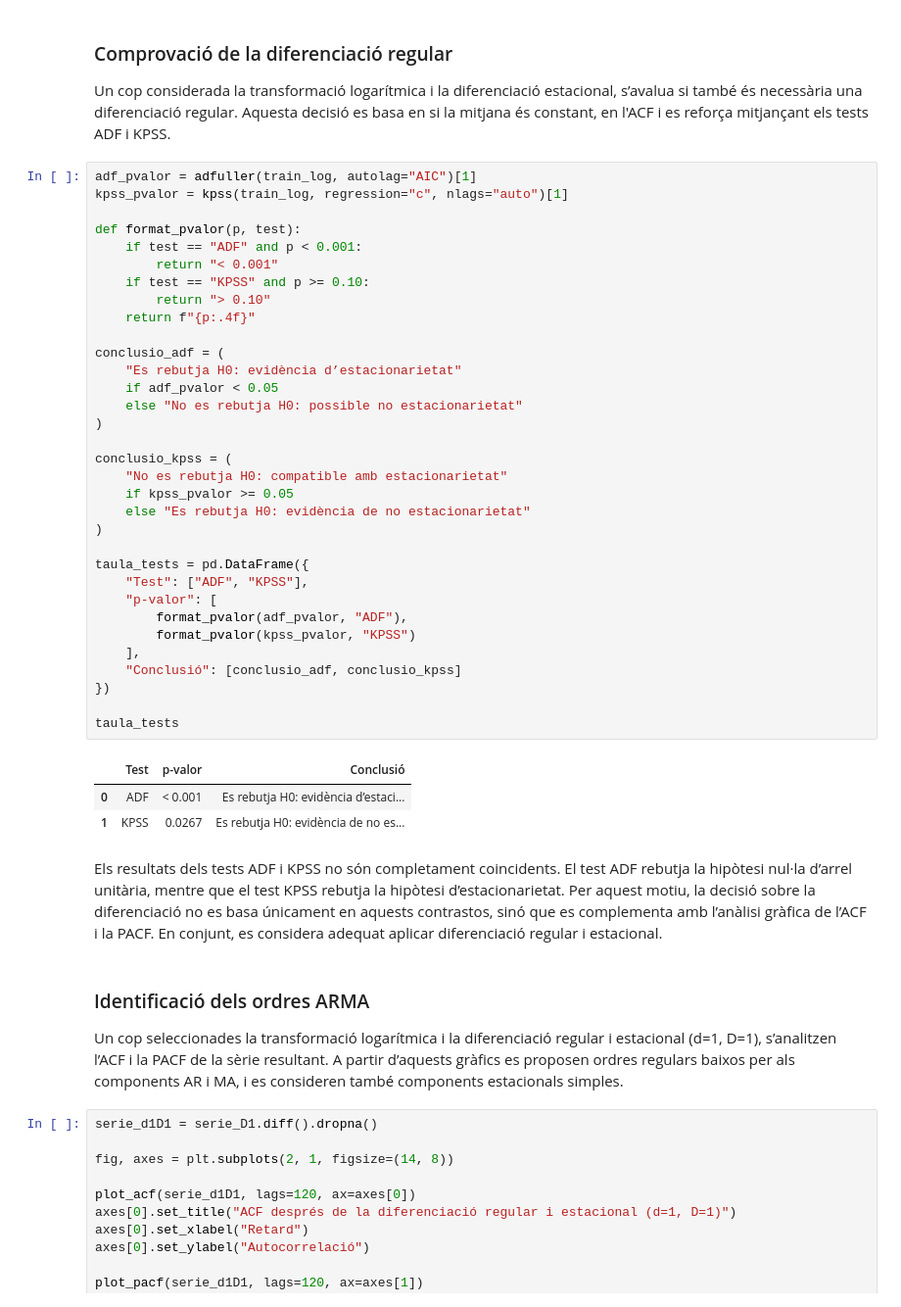
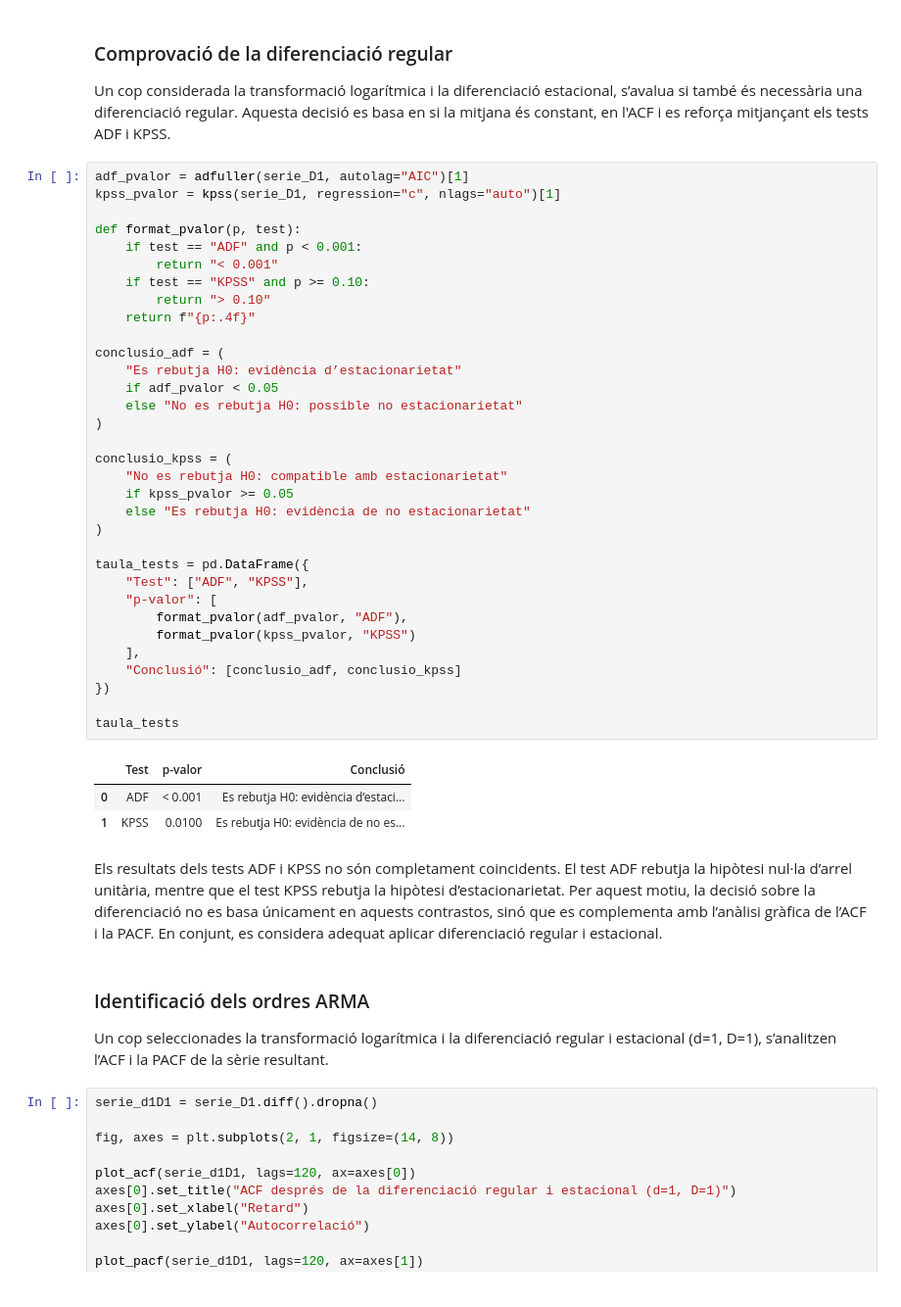
Before and after one commit to NIU1605347/modelitzacio-series-temporals-sarima-hibrid, a Jupyter notebook: notebooks/02_SARIMA_serie2.ipynb, the cells around one changed output. Shown at 98% size. Cells and saved outputs as stored; diff of their text form.

```diff
--- a/notebooks/02_SARIMA_serie2.ipynb
+++ b/notebooks/02_SARIMA_serie2.ipynb
@@ -275,48 +279,48 @@ plt.show()
 
 Un cop considerada la transformació logarítmica i la diferenciació estacional, s’avalua si també és necessària una diferenciació regular. Aquesta decisió es basa en si la mitjana és constant, en l'ACF i es reforça mitjançant els tests ADF i KPSS.
 # %%
-adf_pvalor = adfuller(train_log, autolag="AIC")[1]
-kpss_pvalor = kpss(train_log, regression="c", nlags="auto")[1]
+adf_pvalor = adfuller(serie_D1, autolag="AIC")[1]
+kpss_pvalor = kpss(serie_D1, regression="c", nlags="auto")[1]
 
 def format_pvalor(p, test):
     if test == "ADF" and p < 0.001:
         return "< 0.001"
     if test == "KPSS" and p >= 0.10:
         return "> 0.10"
     return f"{p:.4f}"
 
 conclusio_adf = (
     "Es rebutja H0: evidència d’estacionarietat"
     if adf_pvalor < 0.05
     else "No es rebutja H0: possible no estacionarietat"
 )
 
 conclusio_kpss = (
     "No es rebutja H0: compatible amb estacionarietat"
     if kpss_pvalor >= 0.05
     else "Es rebutja H0: evidència de no estacionarietat"
 )
 
 taula_tests = pd.DataFrame({
     "Test": ["ADF", "KPSS"],
     "p-valor": [
         format_pvalor(adf_pvalor, "ADF"),
         format_pvalor(kpss_pvalor, "KPSS")
     ],
     "Conclusió": [conclusio_adf, conclusio_kpss]
 })
 
 taula_tests
 # %% [output]
 |  | Test | p-valor | Conclusió |
 | 0 | ADF | < 0.001 | Es rebutja H0: evidència d’estaci... |
-| 1 | KPSS | 0.0267 | Es rebutja H0: evidència de no es... |
+| 1 | KPSS | 0.0100 | Es rebutja H0: evidència de no es... |
 # %% [markdown]
 Els resultats dels tests ADF i KPSS no són completament coincidents. El test ADF rebutja la hipòtesi nul·la d’arrel unitària, mentre que el test KPSS rebutja la hipòtesi d’estacionarietat. Per aquest motiu, la decisió sobre la diferenciació no es basa únicament en aquests contrastos, sinó que es complementa amb l’anàlisi gràfica de l’ACF i la PACF. En conjunt, es considera adequat aplicar diferenciació regular i estacional.
 # %% [markdown]
 ### Identificació dels ordres ARMA
 
-Un cop seleccionades la transformació logarítmica i la diferenciació regular i estacional (d=1, D=1), s’analitzen l’ACF i la PACF de la sèrie resultant. A partir d’aquests gràfics es proposen ordres regulars baixos per als components AR i MA, i es consideren també components estacionals simples.
+Un cop seleccionades la transformació logarítmica i la diferenciació regular i estacional (d=1, D=1), s’analitzen l’ACF i la PACF de la sèrie resultant.
 # %%
 serie_d1D1 = serie_D1.diff().dropna()
 
```
Also changed, not shown: parts of 9 cells of this notebook, 1 other file.
